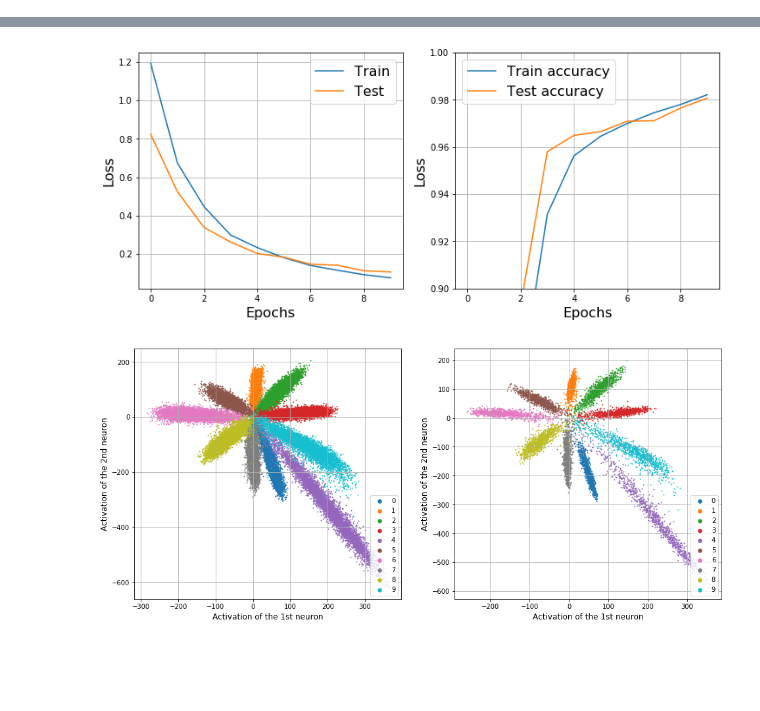
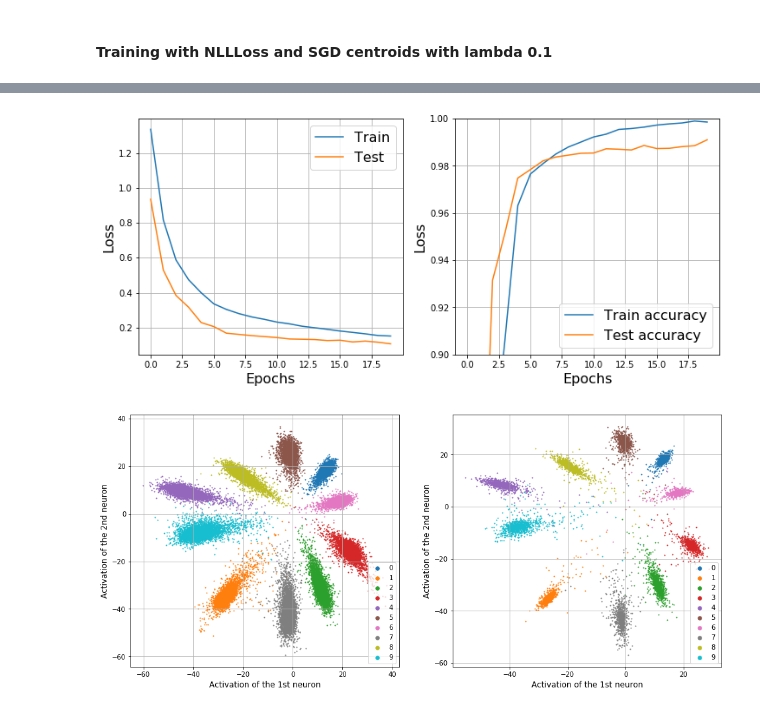
Before and after one commit to IvanMaz/center_loss, a Jupyter notebook: center_loss.ipynb, the cells around one changed output, grey strips where cells are left out. Cells and saved outputs as stored; diff of their text form; code cells hidden in the pictures; blank space fills up the shorter version.

```diff
--- a/center_loss.ipynb
+++ b/center_loss.ipynb
@@ -116,7 +126,7 @@ class LeNet_plus(nn.Module):
 # %%
-class CenterLoss(nn.Module):
+class CenterLoss_with_autograd(nn.Module):
     def __init__(self, num_classes, dim_feat):
-        super(CenterLoss, self).__init__()
+        super(CenterLoss_with_autograd, self).__init__()
         self.num_classes = num_classes
         self.dim_feat = dim_feat
         self.centers = nn.Parameter(torch.randn(num_classes, dim_feat))
@@ -124,7 +134,12 @@ class CenterLoss(nn.Module):
     def forward(self, y, deep_feat):
         batch_size = deep_feat.size(0)
         chosen_centers = self.centers.index_select(dim=0, index=y)
-        #2-norm
+
+        # 2-norm
         p_norm = deep_feat.dist(chosen_centers, p=2)
         loss = 1.0 / 2 * p_norm / batch_size
         return loss
+
+    def backward(self, y, deep_feat):
+        chosen_centers = self.centers.index_select(dim=0, index=y)
+        return outputs.cpu() - indexing_centers
@@ -216,13 +318,18 @@ def get_out(self, input, output):
 # %%
-def init_net_and_train(lambda_=0):
+def init_net_and_train(epochs=20, lambda_=0, use_delta=0):
     device = torch.device("cuda" if torch.cuda.is_available() else "cpu")
 
     network = LeNet_plus().to(device)
     optimizer = optim.Adam(network.parameters(), lr=1e-4)
 
-    centerloss = CenterLoss(10,2).to(device)
-    center_optimizer = optim.SGD(centerloss.parameters(), lr =0.5)
+    if use_delta:
+        centerloss = CenterLoss_with_delta(10, 2).to(device)
+        center_optimizer = None
+    else:
+        centerloss = CenterLoss_with_autograd(10, 2).to(device)
+        center_optimizer = optim.SGD(centerloss.parameters(), lr=0.5)
 
     network.fc1.register_forward_hook(get_out)
 
-    train(network, device, centerloss, optimizer, center_optimizer, epochs=10, lambda_=lambda_)
+    train(network, device, centerloss, optimizer,
+          center_optimizer, epochs, lambda_, use_delta)
@@ -228,0 +338,10 @@ def init_net_and_train(lambda_=0):
+# %%
+epochs = 20
+# %%
+# three arrays to plot data
+conv_out = np.empty([0,2])
+test_marks = []
+train_marks = []
+
+init_net_and_train(epochs)
+plot(conv_out, train_marks, test_marks, epochs)
@@ -229,8 +369,10 @@ def init_net_and_train(lambda_=0):
+# %% [markdown]
+#### Training with NLLLoss and SGD centroids with lambda 0.1
 # %%
 conv_out = np.empty([0,2])
 test_marks = []
 train_marks = []
 
-init_net_and_train()
-plot(conv_out, train_marks, test_marks)
+init_net_and_train(epochs, lambda_=0.1, use_delta=0)
+plot(conv_out, train_marks, test_marks, epochs)
 # %% [output]
@@ -254,2 +397,2 @@ Epoch 9. (Train/Test) Average loss: 0.0768/0.1069       Accuracy: 0.9821/0.9807
-[figure, old version]
+[figure, new version]
-[figure, old version]
+[figure, new version]
```
Also changed, not shown: parts of 25 cells of this notebook.
